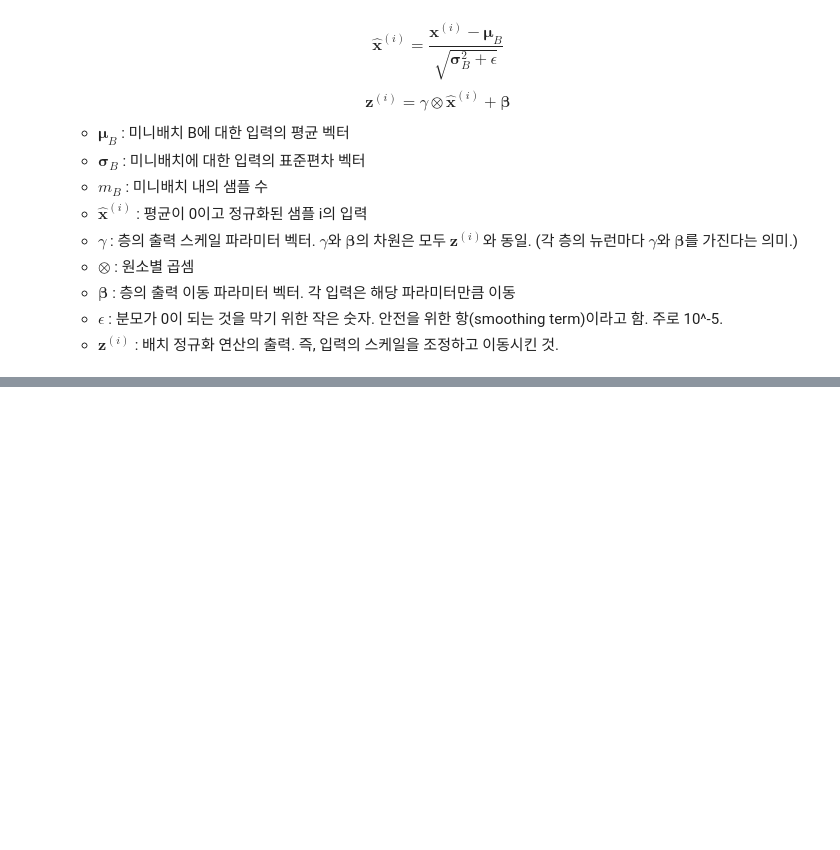
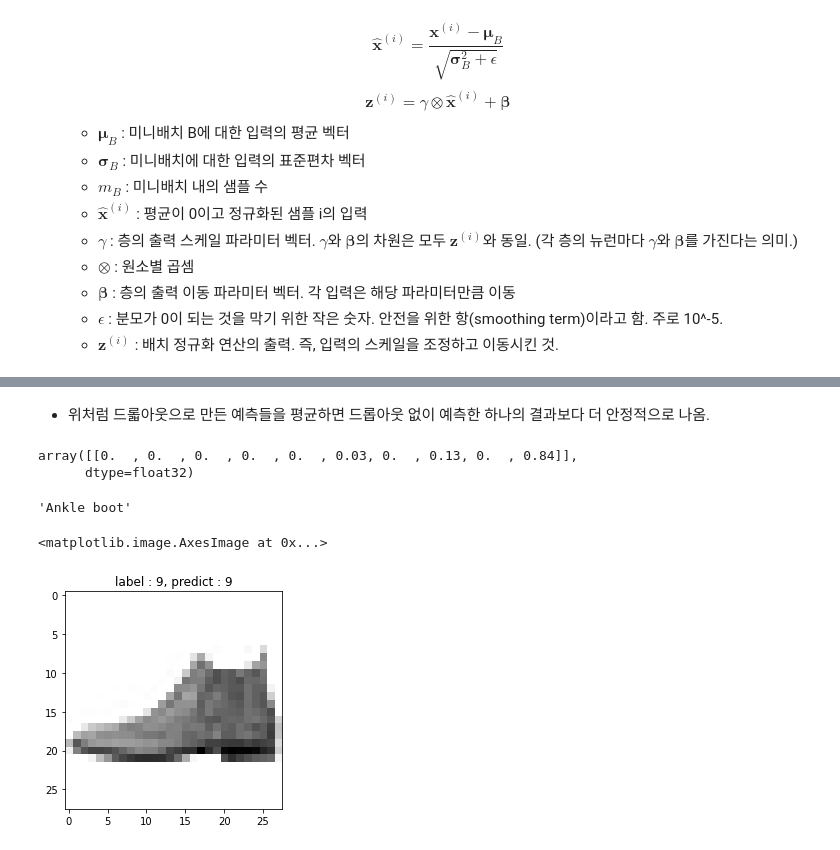
Before and after one commit to lijm1358/ml_practice, a Jupyter notebook: ch11.ipynb, the cells around one changed output, grey strips where cells are left out. Saved outputs shown, nothing was run; the diff lists cells and outputs as text; code cells hidden in the pictures; blank space fills up the shorter version.

```diff
--- a/ch11.ipynb
+++ b/ch11.ipynb
@@ -156,0 +753,8 @@ $$ \mathbf{z}^{(i)}=\gamma\otimes\hat{\mathbf{x}}^{(i)}+\boldsymbol{\beta} $$
+# %%
+fashoin_mnist = keras.datasets.fashion_mnist
+(X_train_full, y_train_full), (X_test, y_test) = fashoin_mnist.load_data()
+X_valid, X_train = X_train_full[:5000] / 255.0, X_train_full[5000:] / 255.0
+y_valid, y_train = y_train_full[:5000], y_train_full[5000:]
+X_test = X_test/255.0
+
+class_names = ["T-shirt/top", "Trouser", "Pullover", "Dress", "Coat", "Sandal", "Shirt", "Sneaker", "Bag", "Ankle boot"]
@@ -156,0 +795,2 @@ $$ \mathbf{z}^{(i)}=\gamma\otimes\hat{\mathbf{x}}^{(i)}+\boldsymbol{\beta} $$
+# %% [markdown]
+* 위처럼 드롧아웃으로 만든 예측들을 평균하면 드롭아웃 없이 예측한 하나의 결과보다 더 안정적으로 나옴.
@@ -156,0 +800,16 @@ $$ \mathbf{z}^{(i)}=\gamma\otimes\hat{\mathbf{x}}^{(i)}+\boldsymbol{\beta} $$
+# %%
+pred
+# %% [output]
+array([[0.  , 0.  , 0.  , 0.  , 0.  , 0.03, 0.  , 0.13, 0.  , 0.84]],
+      dtype=float32)
+# %%
+class_names[np.argmax(pred)]
+# %% [output]
+'Ankle boot'
+# %%
+import matplotlib.pyplot as plt
+plt.title(f"label : {y_test[:1][0]}, predict : {np.argmax(pred)}")
+plt.imshow(X_test[:1][0], cmap="binary")
+# %% [output]
+<matplotlib.image.AxesImage at 0x...>
+[figure, added]
```
Also changed, not shown: parts of 108 cells of this notebook.
